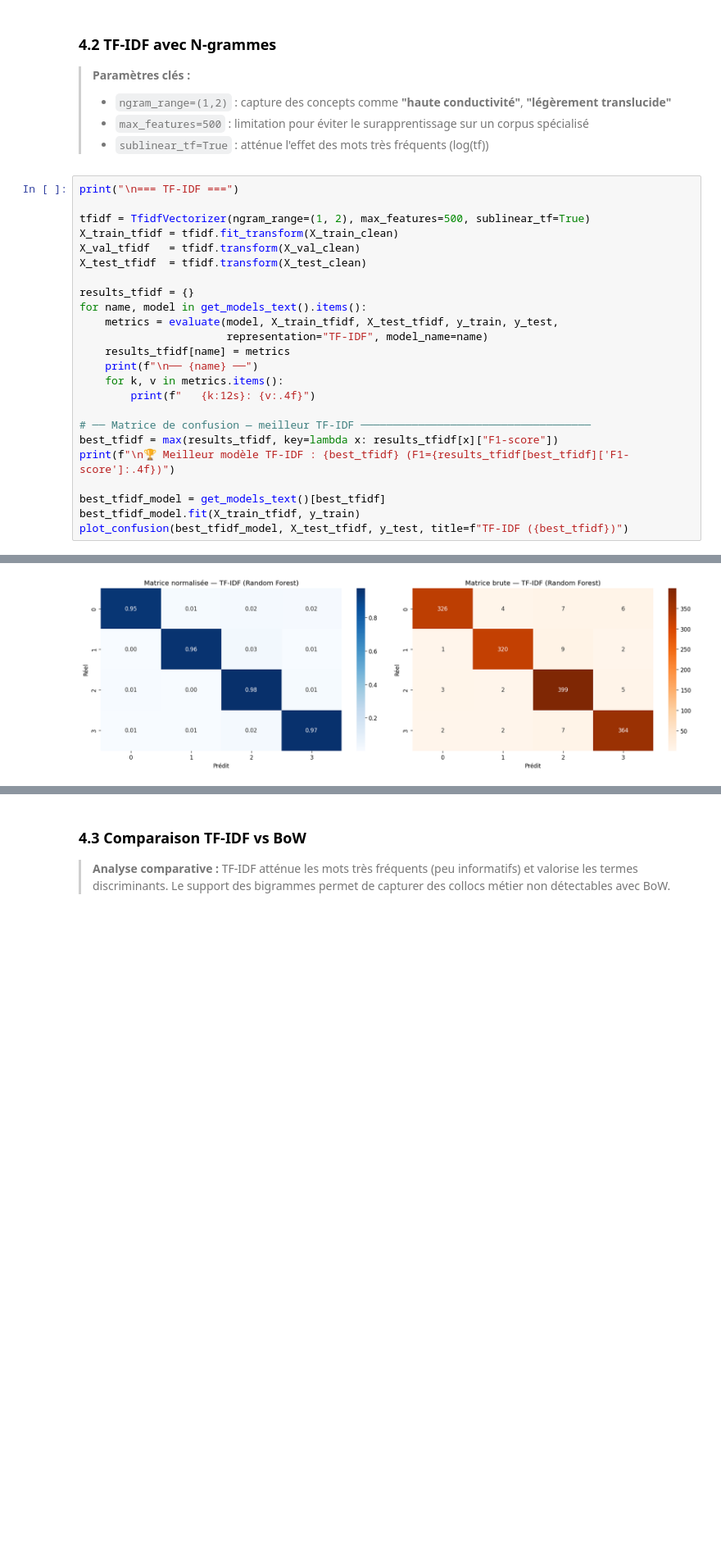
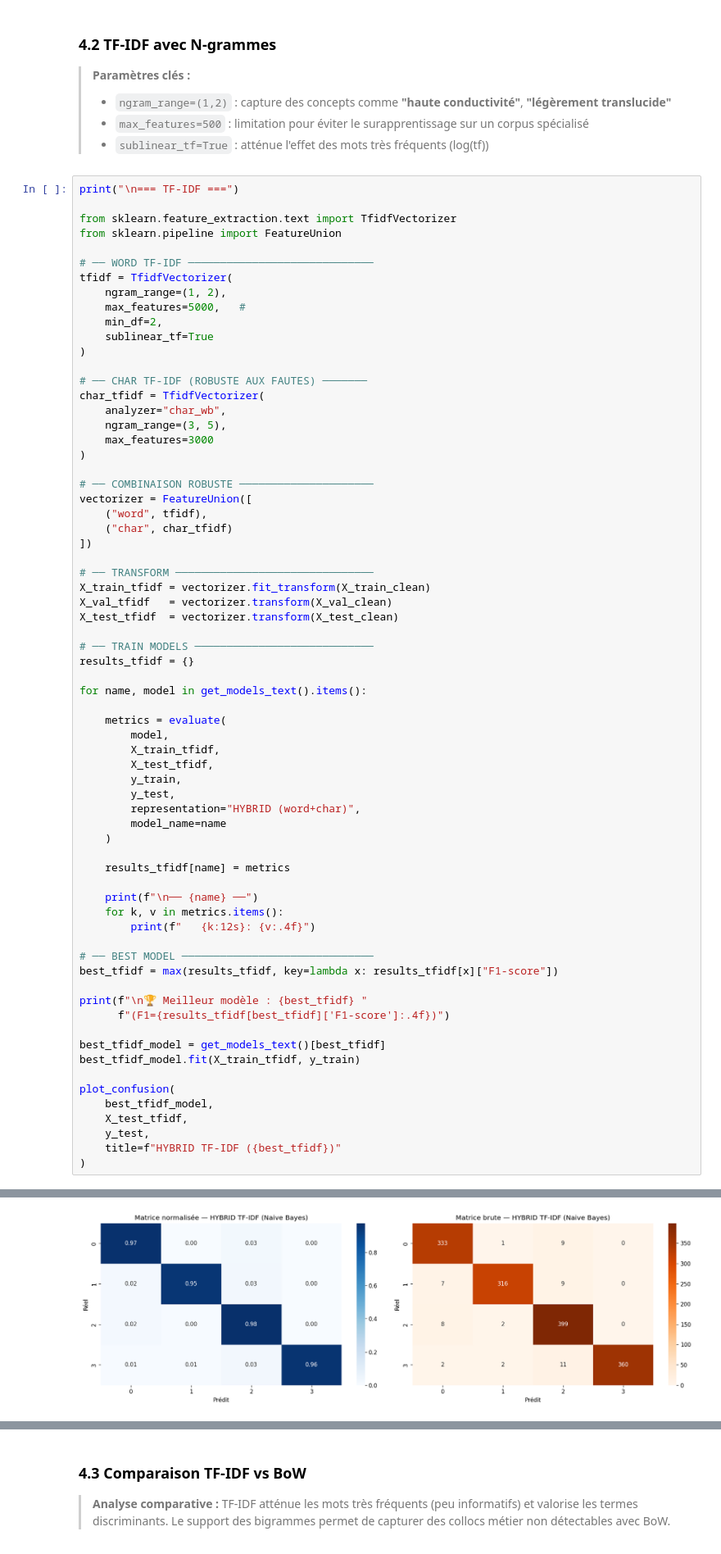
Before and after one commit to baccarifarah/eco-smart-classifier, a Jupyter notebook: src/nlp/text_classification_complet.ipynb, the cells around one changed output, grey strips where cells are left out. Shown at 82% size. Cells and saved outputs as stored; diff of their text form; blank space fills up the shorter version.

```diff
--- a/src/nlp/text_classification_complet.ipynb
+++ b/src/nlp/text_classification_complet.ipynb
@@ -446,27 +446,71 @@ weighted avg       0.97      0.97      0.97      1459
 # %%
 print("\n=== TF-IDF ===")
 
-tfidf = TfidfVectorizer(ngram_range=(1, 2), max_features=500, sublinear_tf=True)
-X_train_tfidf = tfidf.fit_transform(X_train_clean)
-X_val_tfidf   = tfidf.transform(X_val_clean)
-X_test_tfidf  = tfidf.transform(X_test_clean)
+from sklearn.feature_extraction.text import TfidfVectorizer
+from sklearn.pipeline import FeatureUnion
 
+# ── WORD TF-IDF ─────────────────────────────
+tfidf = TfidfVectorizer(
+    ngram_range=(1, 2),
+    max_features=5000,   #
+    min_df=2,
+    sublinear_tf=True
+)
+
+# ── CHAR TF-IDF (ROBUSTE AUX FAUTES) ───────
+char_tfidf = TfidfVectorizer(
+    analyzer="char_wb",
+    ngram_range=(3, 5),
+    max_features=3000
+)
+
+# ── COMBINAISON ROBUSTE ─────────────────────
+vectorizer = FeatureUnion([
+    ("word", tfidf),
+    ("char", char_tfidf)
+])
+
+# ── TRANSFORM ───────────────────────────────
+X_train_tfidf = vectorizer.fit_transform(X_train_clean)
+X_val_tfidf   = vectorizer.transform(X_val_clean)
+X_test_tfidf  = vectorizer.transform(X_test_clean)
+
+# ── TRAIN MODELS ────────────────────────────
 results_tfidf = {}
+
 for name, model in get_models_text().items():
-    metrics = evaluate(model, X_train_tfidf, X_test_tfidf, y_train, y_test,
-                       representation="TF-IDF", model_name=name)
+
+    metrics = evaluate(
+        model,
+        X_train_tfidf,
+        X_test_tfidf,
+        y_train,
+        y_test,
+        representation="HYBRID (word+char)",
+        model_name=name
+    )
+
     results_tfidf[name] = metrics
+
     print(f"\n── {name} ──")
     for k, v in metrics.items():
         print(f"   {k:12s}: {v:.4f}")
 
-# ── Matrice de confusion — meilleur TF-IDF ────────────────────────────────────
+# ── BEST MODEL ──────────────────────────────
 best_tfidf = max(results_tfidf, key=lambda x: results_tfidf[x]["F1-score"])
-print(f"\n🏆 Meilleur modèle TF-IDF : {best_tfidf} (F1={results_tfidf[best_tfidf]['F1-score']:.4f})")
+
+print(f"\n🏆 Meilleur modèle : {best_tfidf} "
+      f"(F1={results_tfidf[best_tfidf]['F1-score']:.4f})")
 
 best_tfidf_model = get_models_text()[best_tfidf]
 best_tfidf_model.fit(X_train_tfidf, y_train)
-plot_confusion(best_tfidf_model, X_test_tfidf, y_test, title=f"TF-IDF ({best_tfidf})")
+
+plot_confusion(
+    best_tfidf_model,
+    X_test_tfidf,
+    y_test,
+    title=f"HYBRID TF-IDF ({best_tfidf})"
+)
 # %% [output]
 === TF-IDF ===
 
@@ -488 +532 @@ plot_confusion(best_tfidf_model, X_test_tfidf, y_test, title=f"TF-IDF ({best_tfi
-[figure, old version]
+[figure, new version]
```
Also changed, not shown: parts of 14 cells of this notebook, 10 other files.
